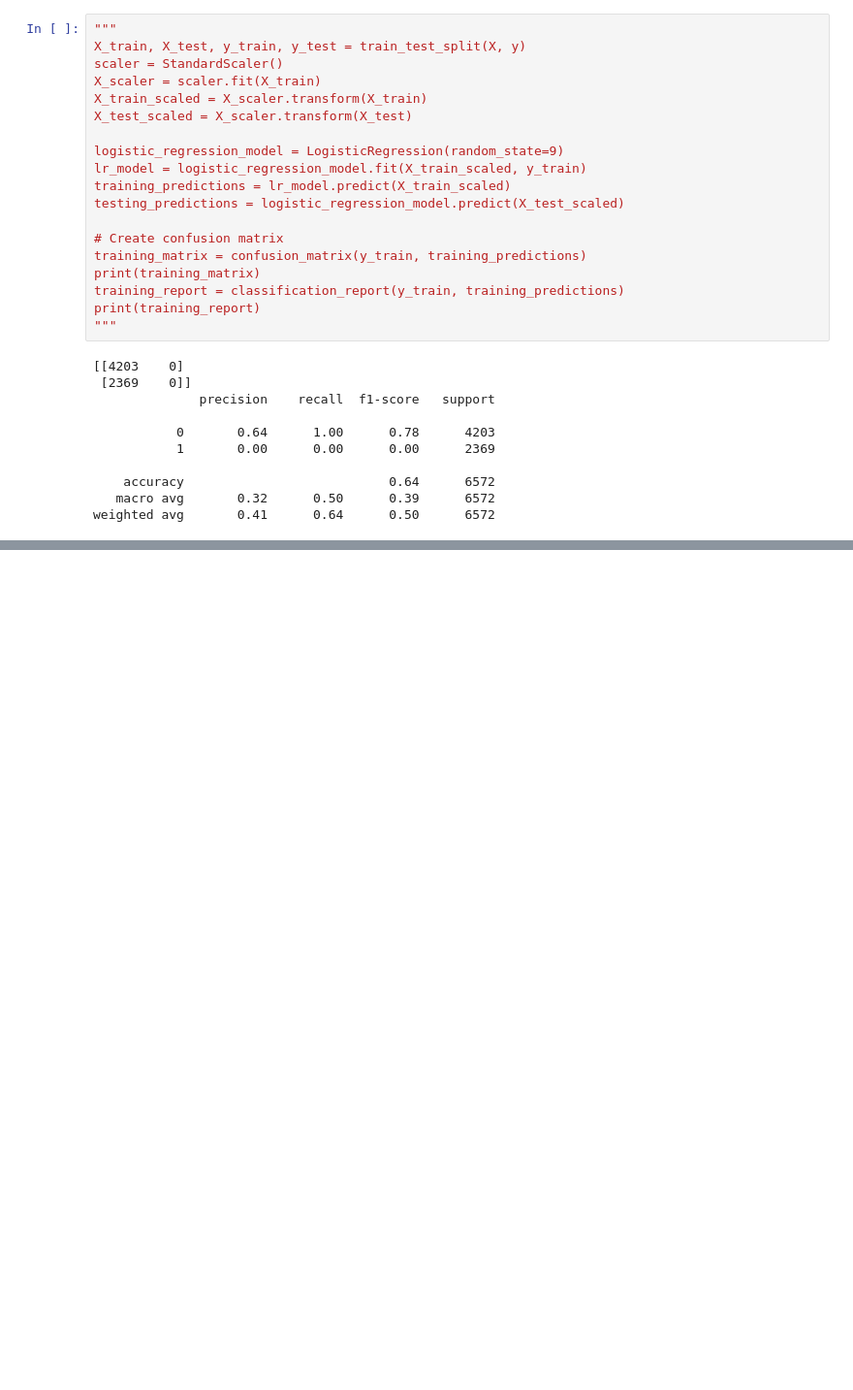
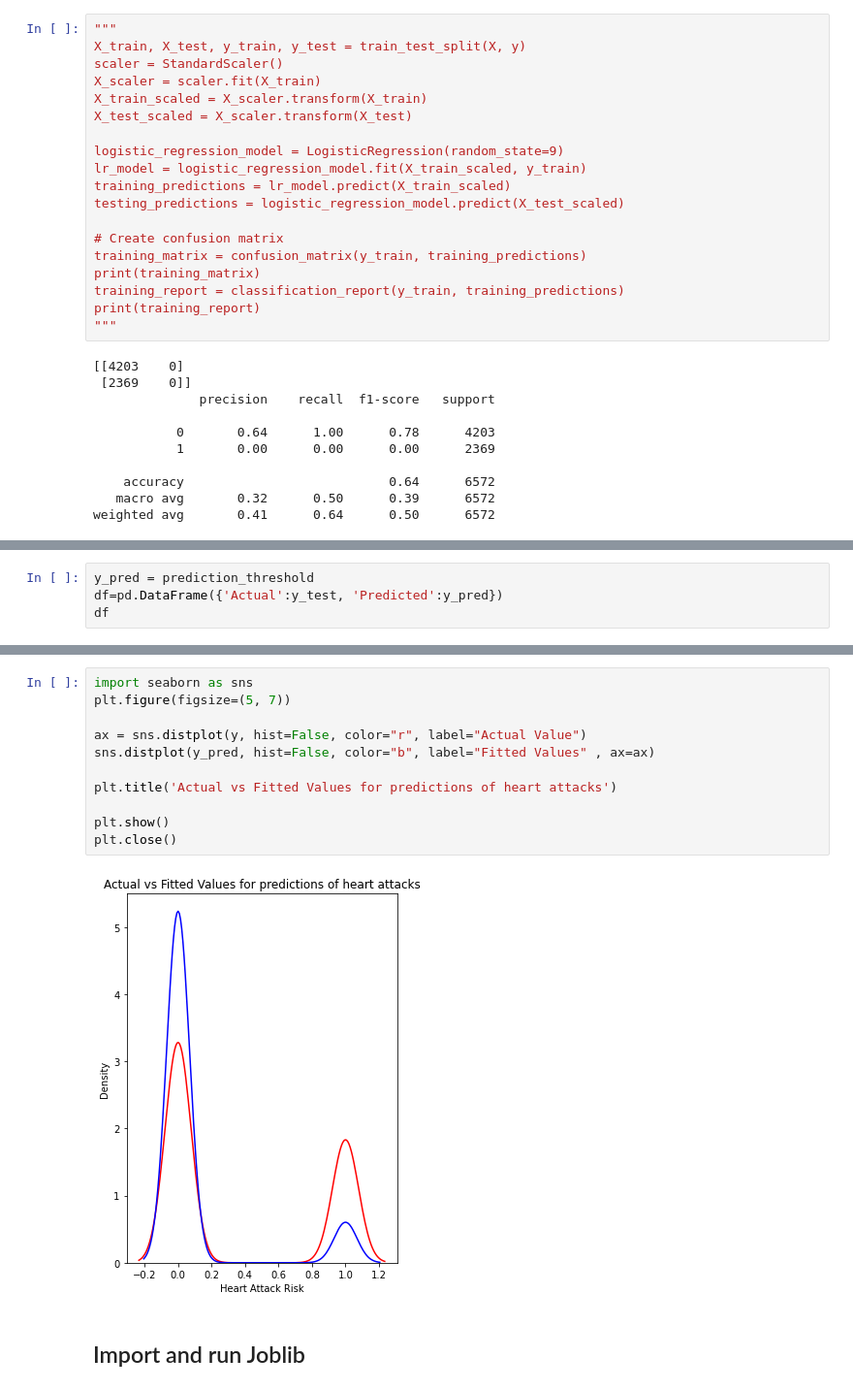
Before and after one commit to bill-leang/project4_group3_health_ml, a Jupyter notebook: OC Trial/heart_explore-Oormi.ipynb, the cells around one changed output, grey strips where cells are left out. Shown: that part at 97% size. Saved outputs shown, nothing was run; the diff lists cells and outputs as text; blank space fills up the shorter version.

```diff
--- a/OC Trial/heart_explore-Oormi.ipynb
+++ b/OC Trial/heart_explore-Oormi.ipynb
@@ -423,0 +424,4 @@ weighted avg       0.41      0.64      0.50      6572
+# %%
+y_pred = prediction_threshold
+df=pd.DataFrame({'Actual':y_test, 'Predicted':y_pred})
+df
@@ -423,0 +442,15 @@ weighted avg       0.41      0.64      0.50      6572
+# %%
+import seaborn as sns
+plt.figure(figsize=(5, 7))
+
+ax = sns.distplot(y, hist=False, color="r", label="Actual Value")
+sns.distplot(y_pred, hist=False, color="b", label="Fitted Values" , ax=ax)
+
+plt.title('Actual vs Fitted Values for predictions of heart attacks')
+
+plt.show()
+plt.close()
+# %% [output]
+[figure, added]
+# %% [markdown]
+## Import and run Joblib
```
Also changed, not shown: parts of 15 cells of this notebook, 2 other files.
